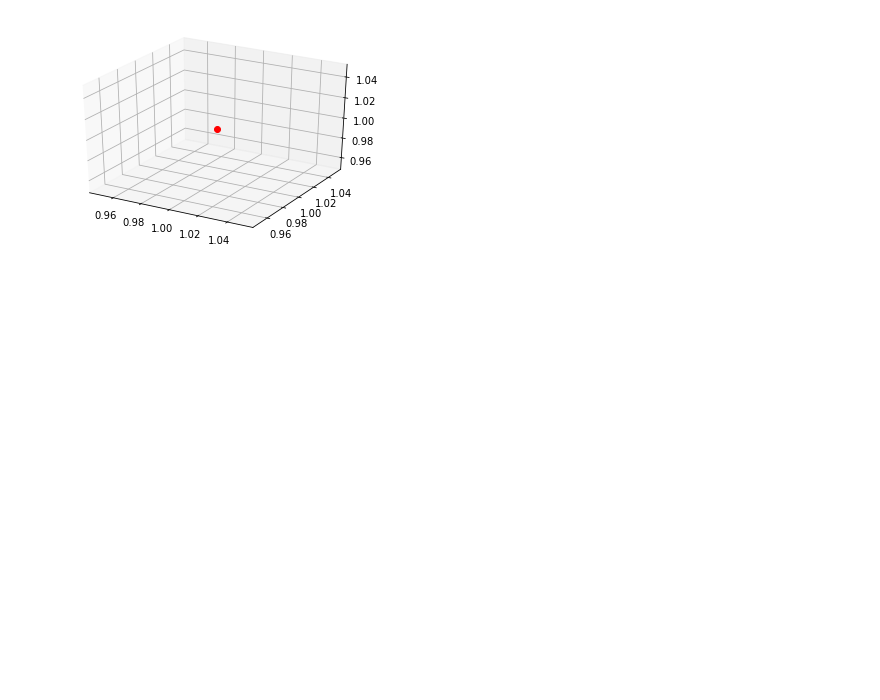
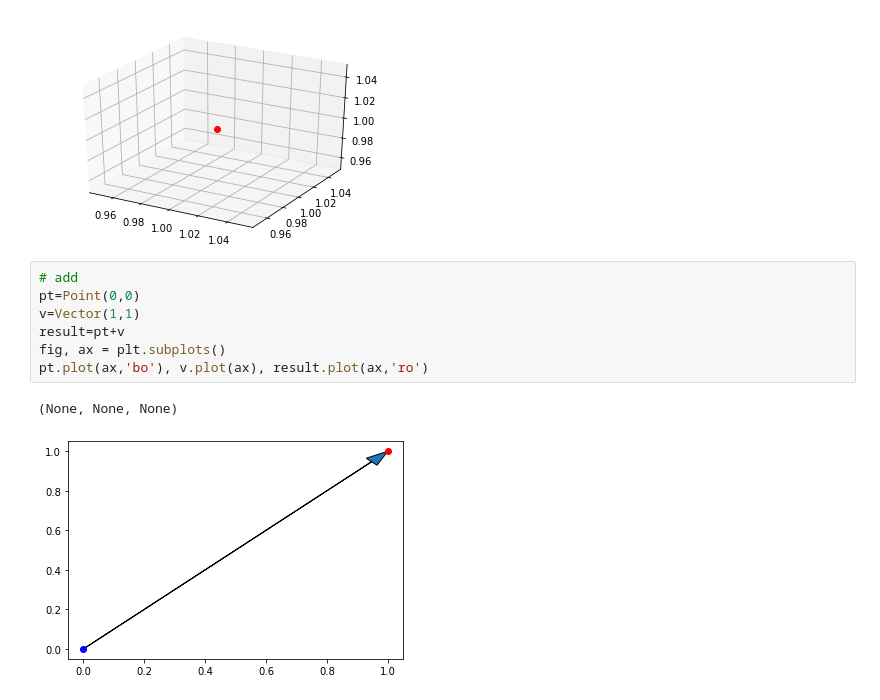
Before and after one commit to stevenkfirth/crossproduct, a Jupyter notebook: notebooks/dev/Point.ipynb, the cells around one changed output. Cells and saved outputs as stored; diff of their text form; blank space fills up the shorter version.

```diff
--- a/notebooks/dev/Point.ipynb
+++ b/notebooks/dev/Point.ipynb
@@ -14,3 +14,13 @@ ax = fig.add_subplot(111, projection='3d')
 Point(1,1,1).plot(ax,'ro')
 # %% [output]
 [figure]
+# %%
+# add
+pt=Point(0,0)
+v=Vector(1,1)
+result=pt+v
+fig, ax = plt.subplots()
+pt.plot(ax,'bo'), v.plot(ax), result.plot(ax,'ro')
+# %% [output]
+(None, None, None)
+[figure, added]
```
Also changed, not shown: parts of 2 cells of this notebook, 7 other files.
